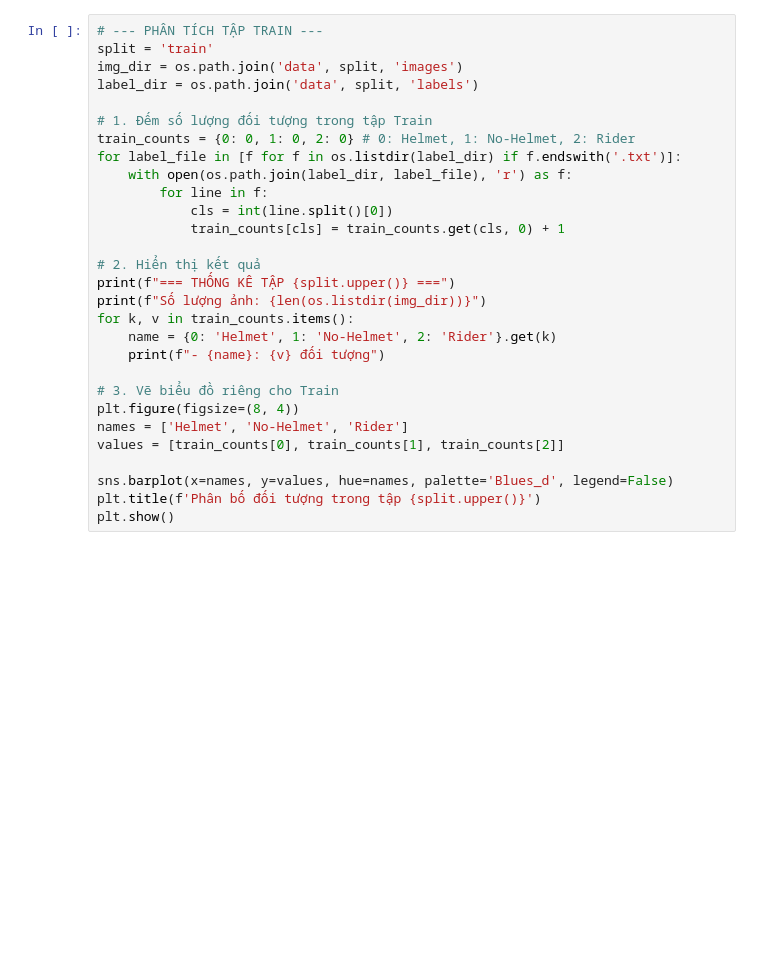
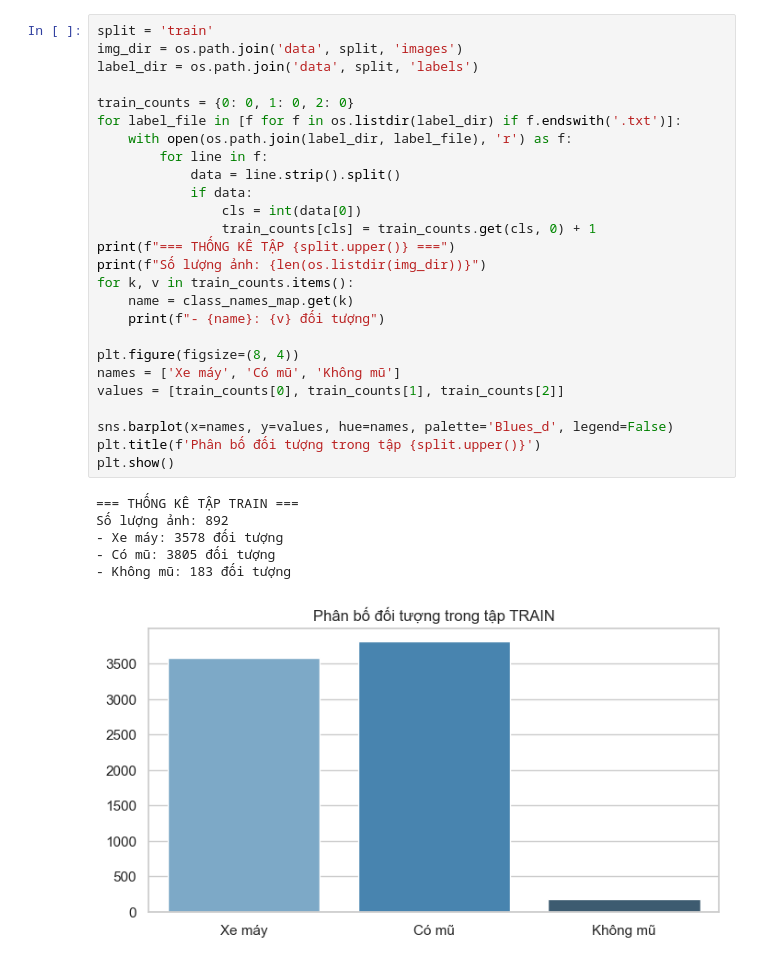
Before and after one commit to dangnhatnam123/AI_HelmetDetection, a Jupyter notebook: visualization.ipynb, the cells around one changed output. Saved outputs shown, nothing was run; the diff lists cells and outputs as text; blank space fills up the shorter version.

```diff
--- a/visualization.ipynb
+++ b/visualization.ipynb
@@ -68,30 +70,34 @@ plt.show()
 # %%
-# --- PHÂN TÍCH TẬP TRAIN ---
 split = 'train'
 img_dir = os.path.join('data', split, 'images')
 label_dir = os.path.join('data', split, 'labels')
 
-# 1. Đếm số lượng đối tượng trong tập Train
-train_counts = {0: 0, 1: 0, 2: 0} # 0: Helmet, 1: No-Helmet, 2: Rider
+train_counts = {0: 0, 1: 0, 2: 0}
 for label_file in [f for f in os.listdir(label_dir) if f.endswith('.txt')]:
     with open(os.path.join(label_dir, label_file), 'r') as f:
         for line in f:
-            cls = int(line.split()[0])
-            train_counts[cls] = train_counts.get(cls, 0) + 1
-
-# 2. Hiển thị kết quả
+            data = line.strip().split()
+            if data:
+                cls = int(data[0])
+                train_counts[cls] = train_counts.get(cls, 0) + 1
 print(f"=== THỐNG KÊ TẬP {split.upper()} ===")
 print(f"Số lượng ảnh: {len(os.listdir(img_dir))}")
 for k, v in train_counts.items():
-    name = {0: 'Helmet', 1: 'No-Helmet', 2: 'Rider'}.get(k)
+    name = class_names_map.get(k)
     print(f"- {name}: {v} đối tượng")
 
-# 3. Vẽ biểu đồ riêng cho Train
 plt.figure(figsize=(8, 4))
-names = ['Helmet', 'No-Helmet', 'Rider']
+names = ['Xe máy', 'Có mũ', 'Không mũ']
 values = [train_counts[0], train_counts[1], train_counts[2]]
 
 sns.barplot(x=names, y=values, hue=names, palette='Blues_d', legend=False)
 plt.title(f'Phân bố đối tượng trong tập {split.upper()}')
 plt.show()
+# %% [output]
+=== THỐNG KÊ TẬP TRAIN ===
+Số lượng ảnh: 892
+- Xe máy: 3578 đối tượng
+- Có mũ: 3805 đối tượng
+- Không mũ: 183 đối tượng
+[figure, added]
 # %%
```
Also changed, not shown: parts of 6 cells of this notebook, 6 other files.
